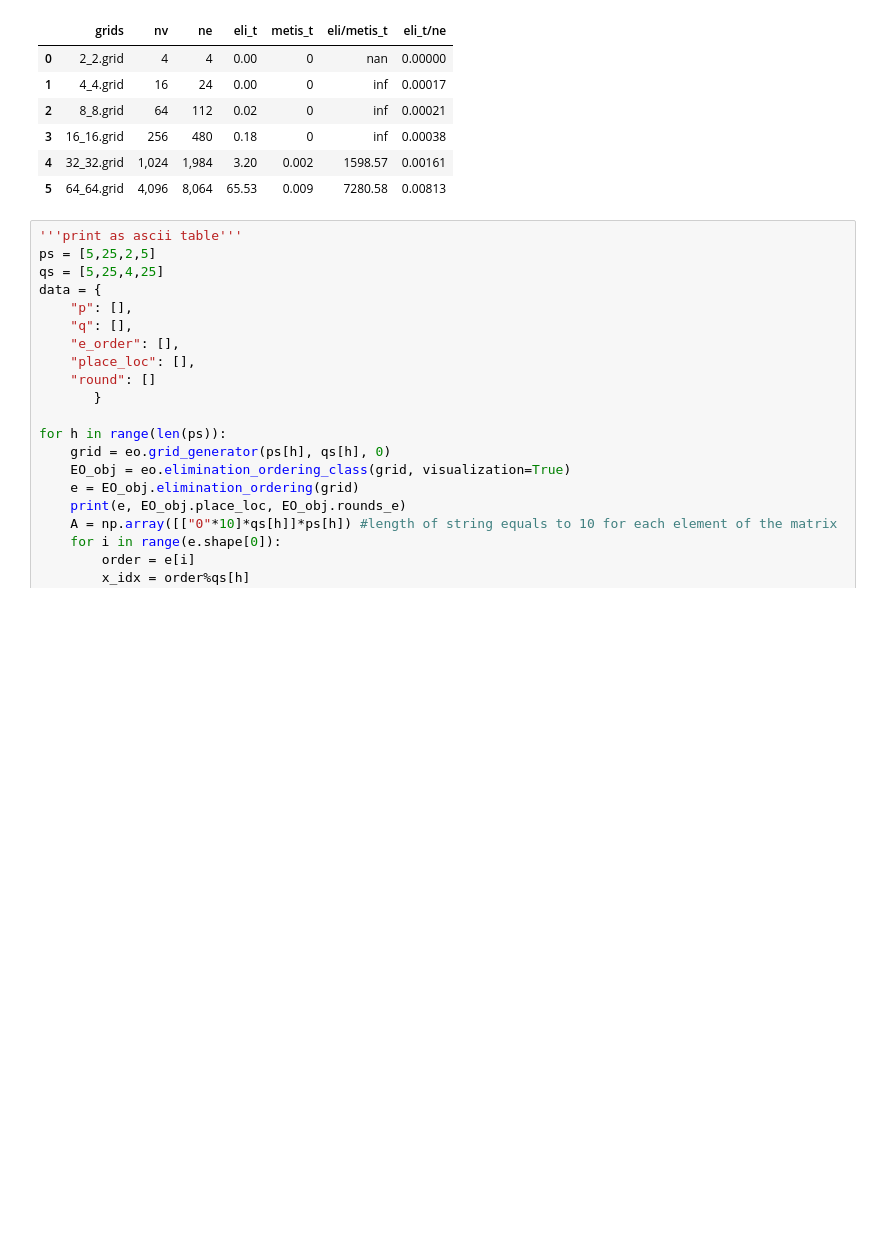
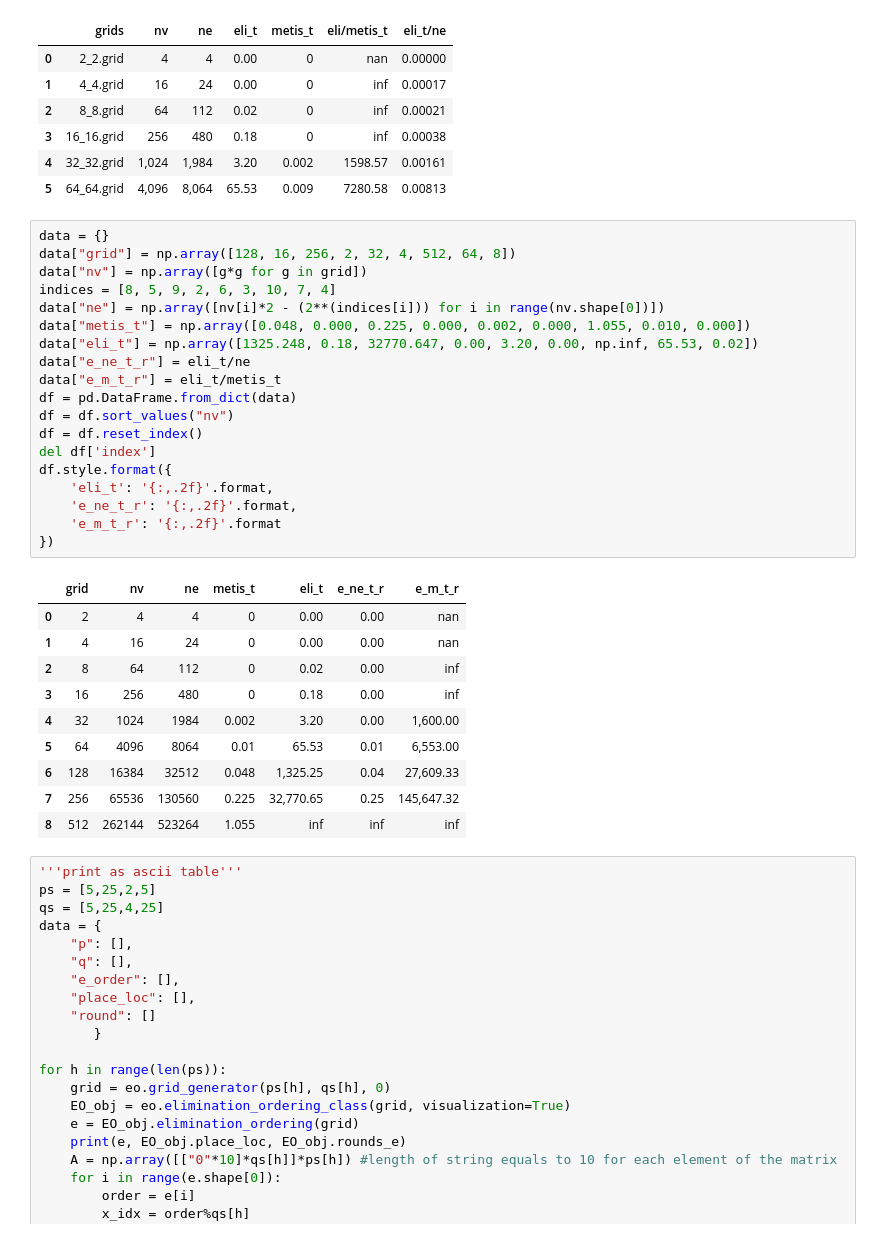
Before and after one commit to berylgithub/eli, a Jupyter notebook: main.ipynb, the cells around one changed output. Saved outputs shown, nothing was run; the diff lists cells and outputs as text; blank space fills up the shorter version.

```diff
--- a/main.ipynb
+++ b/main.ipynb
@@ -1057,6 +1057,36 @@ df.style.format({
 | 3 | 16_16.grid | 256 | 480 | 0.18 | 0 | inf | 0.00038 |
 | 4 | 32_32.grid | 1,024 | 1,984 | 3.20 | 0.002 | 1598.57 | 0.00161 |
 | 5 | 64_64.grid | 4,096 | 8,064 | 65.53 | 0.009 | 7280.58 | 0.00813 |
+# %%
+data = {}
+data["grid"] = np.array([128, 16, 256, 2, 32, 4, 512, 64, 8])
+data["nv"] = np.array([g*g for g in grid])
+indices = [8, 5, 9, 2, 6, 3, 10, 7, 4]
+data["ne"] = np.array([nv[i]*2 - (2**(indices[i])) for i in range(nv.shape[0])])
+data["metis_t"] = np.array([0.048, 0.000, 0.225, 0.000, 0.002, 0.000, 1.055, 0.010, 0.000])
+data["eli_t"] = np.array([1325.248, 0.18, 32770.647, 0.00, 3.20, 0.00, np.inf, 65.53, 0.02])
+data["e_ne_t_r"] = eli_t/ne
+data["e_m_t_r"] = eli_t/metis_t
+df = pd.DataFrame.from_dict(data)
+df = df.sort_values("nv")
+df = df.reset_index()
+del df['index']
+df.style.format({
+    'eli_t': '{:,.2f}'.format,
+    'e_ne_t_r': '{:,.2f}'.format,
+    'e_m_t_r': '{:,.2f}'.format
+})
+# %% [output]
+|  | grid | nv | ne | metis_t | eli_t | e_ne_t_r | e_m_t_r |
+| 0 | 2 | 4 | 4 | 0 | 0.00 | 0.00 | nan |
+| 1 | 4 | 16 | 24 | 0 | 0.00 | 0.00 | nan |
+| 2 | 8 | 64 | 112 | 0 | 0.02 | 0.00 | inf |
+| 3 | 16 | 256 | 480 | 0 | 0.18 | 0.00 | inf |
+| 4 | 32 | 1024 | 1984 | 0.002 | 3.20 | 0.00 | 1,600.00 |
+| 5 | 64 | 4096 | 8064 | 0.01 | 65.53 | 0.01 | 6,553.00 |
+| 6 | 128 | 16384 | 32512 | 0.048 | 1,325.25 | 0.04 | 27,609.33 |
+| 7 | 256 | 65536 | 130560 | 0.225 | 32,770.65 | 0.25 | 145,647.32 |
+| 8 | 512 | 262144 | 523264 | 1.055 | inf | inf | inf |
 # %%
 '''print as ascii table'''
 ps = [5,25,2,5]
```
